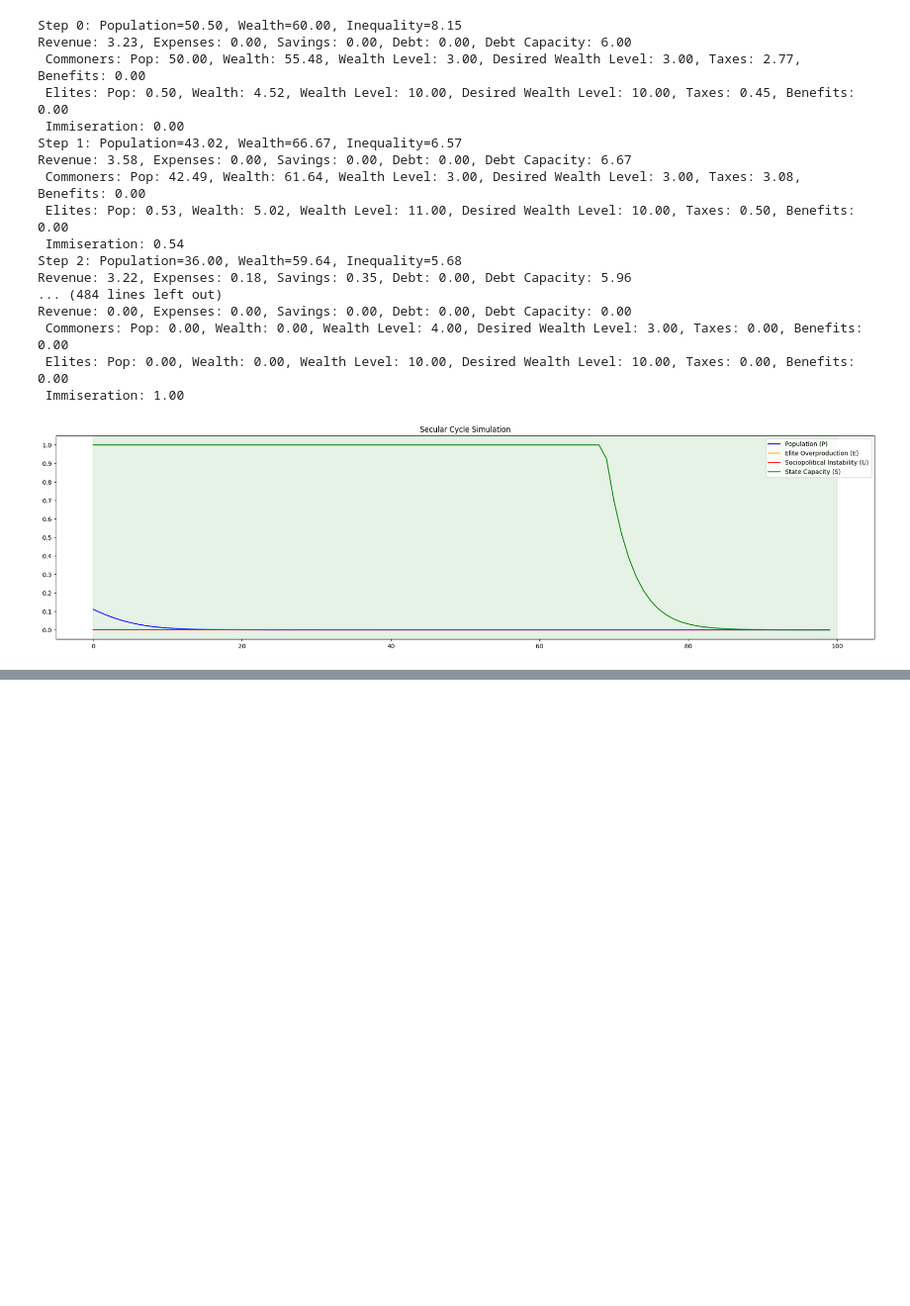
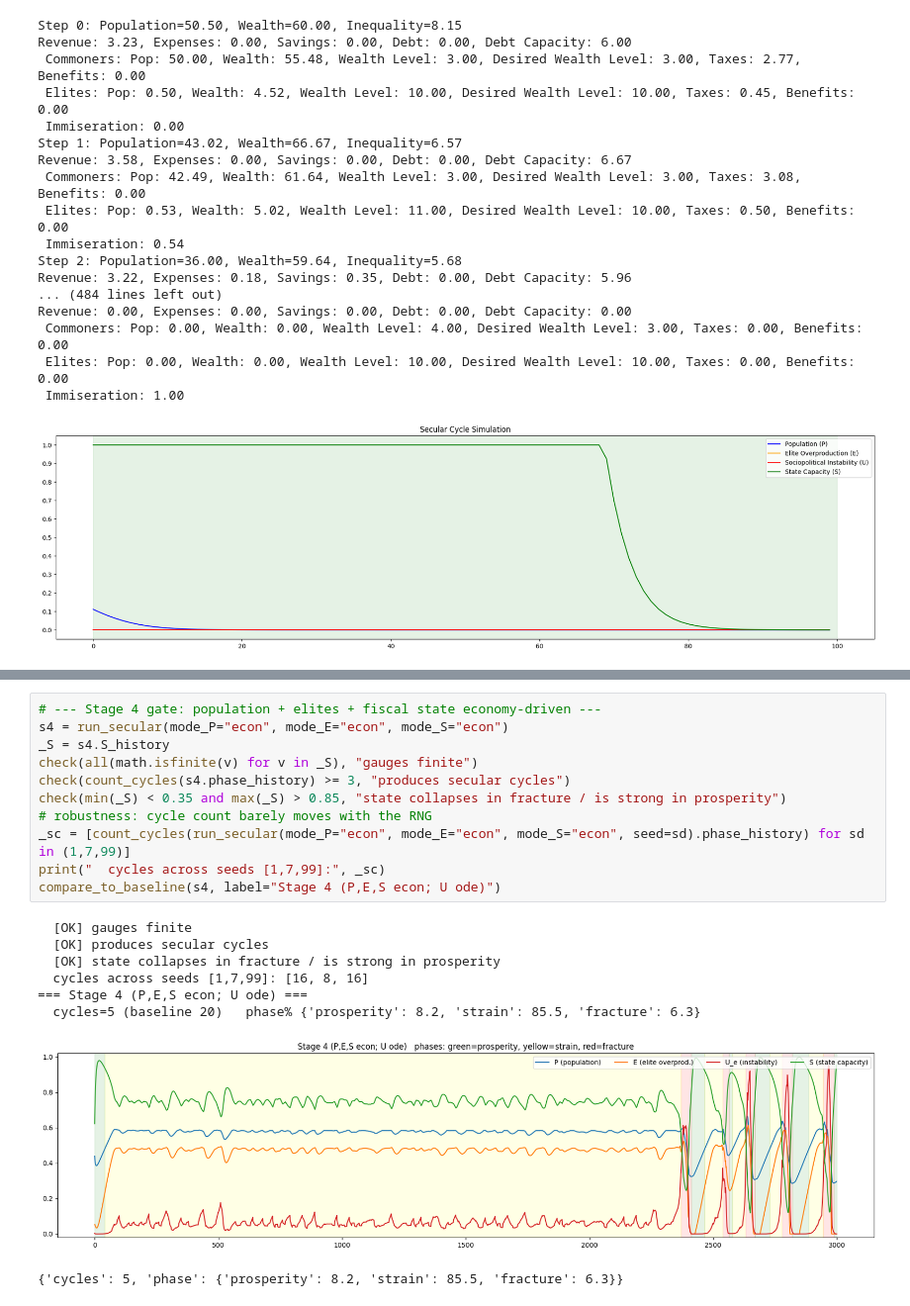
Before and after one commit to Strategy-Gamer/rota-fortunae, a Jupyter notebook: Planning/secular_cycles.ipynb, the cells around one changed output, grey strips where cells are left out. Shown at 99% size. Drawn from its saved outputs; the diff is of its cells as text; blank space fills up the shorter version.

```diff
--- a/Planning/secular_cycles.ipynb
+++ b/Planning/secular_cycles.ipynb
@@ -1827,0 +1967,20 @@ Revenue: 0.00, Expenses: 0.00, Savings: 0.00, Debt: 0.00, Debt Capacity: 0.00
+# %%
+# --- Stage 4 gate: population + elites + fiscal state economy-driven ---
+s4 = run_secular(mode_P="econ", mode_E="econ", mode_S="econ")
+_S = s4.S_history
+check(all(math.isfinite(v) for v in _S), "gauges finite")
+check(count_cycles(s4.phase_history) >= 3, "produces secular cycles")
+check(min(_S) < 0.35 and max(_S) > 0.85, "state collapses in fracture / is strong in prosperity")
+# robustness: cycle count barely moves with the RNG
+_sc = [count_cycles(run_secular(mode_P="econ", mode_E="econ", mode_S="econ", seed=sd).phase_history) for sd in (1,7,99)]
+print("  cycles across seeds [1,7,99]:", _sc)
+compare_to_baseline(s4, label="Stage 4 (P,E,S econ; U ode)")
+# %% [output]
+  [OK] gauges finite
+  [OK] produces secular cycles
+  [OK] state collapses in fracture / is strong in prosperity
+  cycles across seeds [1,7,99]: [16, 8, 16]
+=== Stage 4 (P,E,S econ; U ode) ===
+  cycles=5 (baseline 20)   phase% {'prosperity': 8.2, 'strain': 85.5, 'fracture': 6.3}
+[figure, added]
+{'cycles': 5, 'phase': {'prosperity': 8.2, 'strain': 85.5, 'fracture': 6.3}}
```
Also changed, not shown: parts of 28 cells of this notebook, 5 other files.
